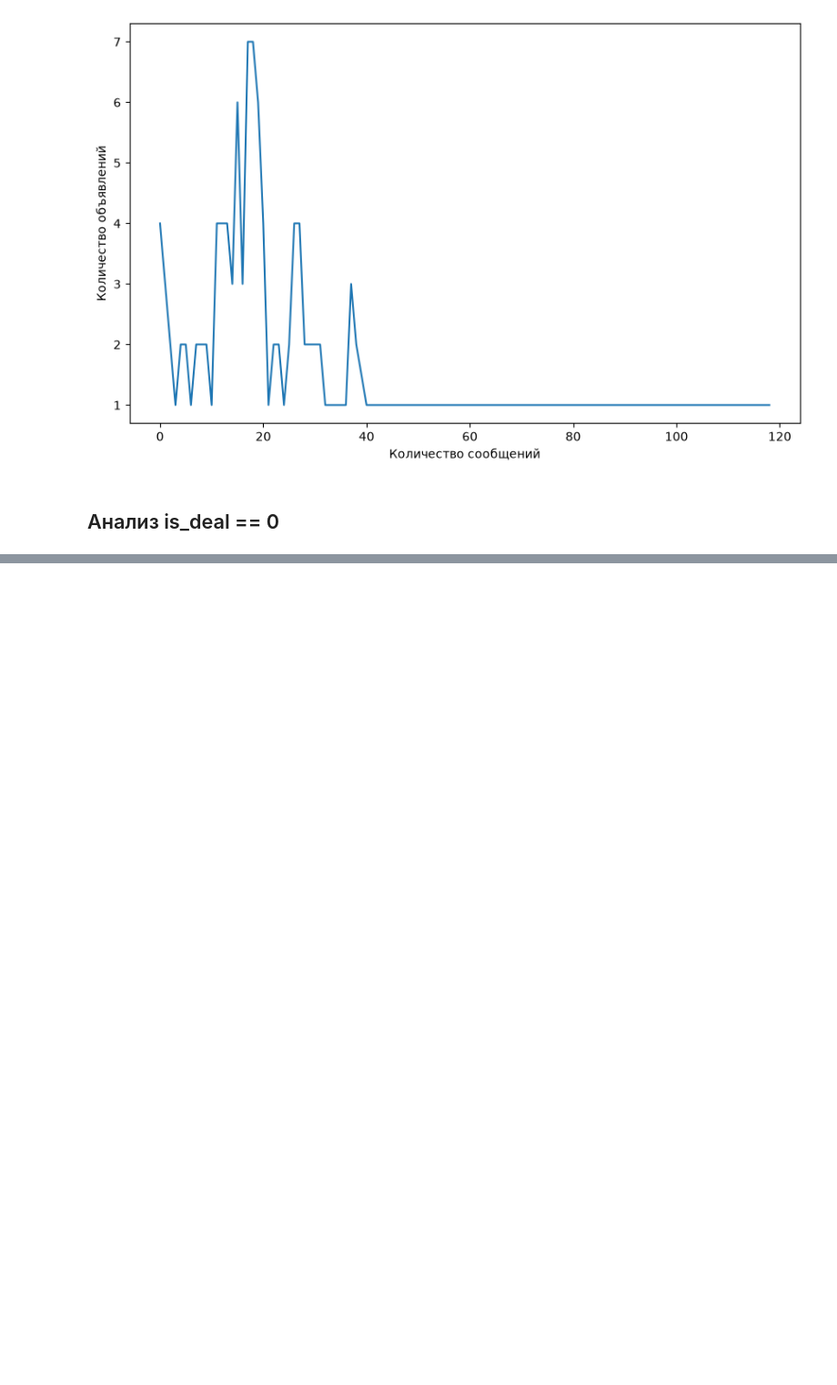
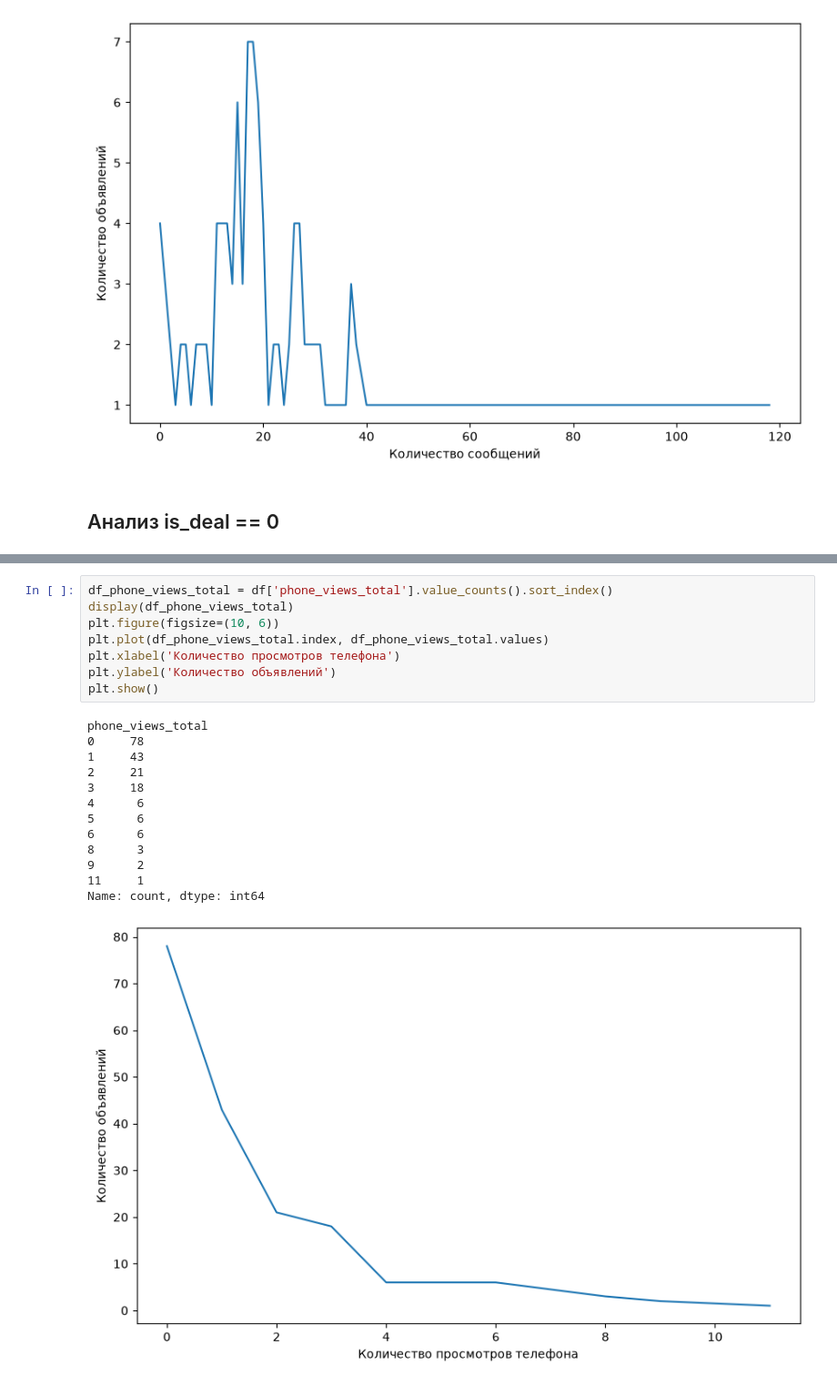
Before and after one commit to Wikemon/neuroslop_kygarikovs_hakaton, a Jupyter notebook: analyzing_of_verified.ipynb, the cells around one changed output, grey strips where cells are left out. Shown at 91% size. Drawn from its saved outputs; the diff is of its cells as text; blank space fills up the shorter version.

```diff
--- a/analyzing_of_verified.ipynb
+++ b/analyzing_of_verified.ipynb
@@ -335,0 +546,22 @@ df = verified_listings_1.copy()
+# %%
+df_phone_views_total = df['phone_views_total'].value_counts().sort_index()
+display(df_phone_views_total)
+plt.figure(figsize=(10, 6))
+plt.plot(df_phone_views_total.index, df_phone_views_total.values)
+plt.xlabel('Количество просмотров телефона')
+plt.ylabel('Количество объявлений')
+plt.show()
+# %% [output]
+phone_views_total
+0     78
+1     43
+2     21
+3     18
+4      6
+5      6
+6      6
+8      3
+9      2
+11     1
+Name: count, dtype: int64
+[figure, added]
```
Also changed, not shown: parts of 20 cells of this notebook.
